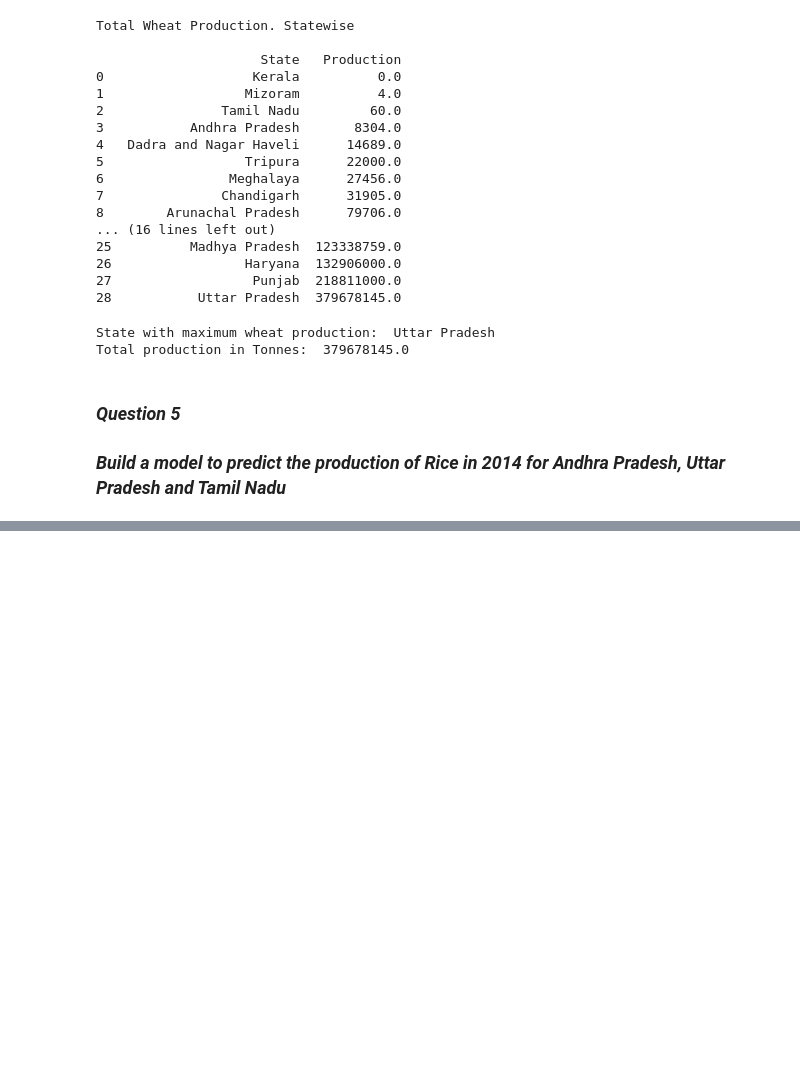
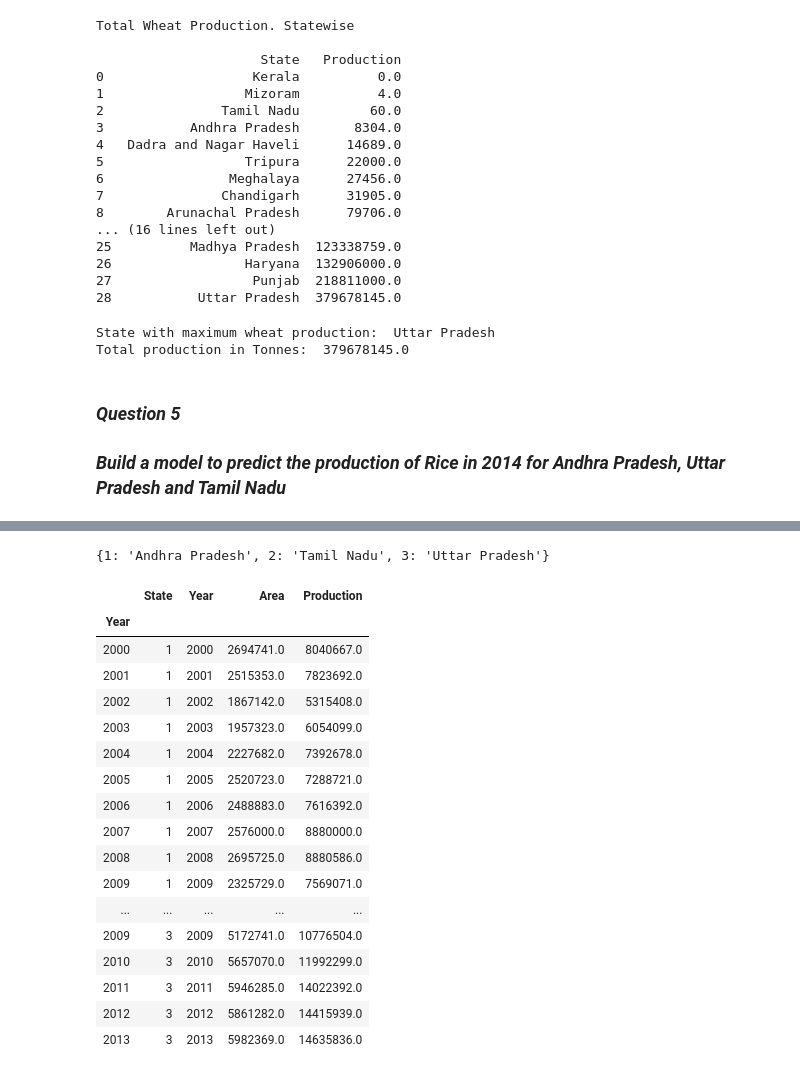
Before and after one commit to Neha-Jacob/Crop-Analysis-India, a Jupyter notebook: Crop Production Analysis - India.ipynb, the cells around one changed output, grey strips where cells are left out. Drawn from its saved outputs; the diff is of its cells as text; code cells hidden in the pictures; blank space fills up the shorter version.

```diff
--- a/Crop Production Analysis - India.ipynb
+++ b/Crop Production Analysis - India.ipynb
@@ -378,0 +375,28 @@ model.fit(xtrain, ybinary, epochs=100, verbose=1)
+# %%
+statesRice_df['State'] = statesRice_df['State'].replace(['Andhra Pradesh'],'1')
+statesRice_df['State'] = statesRice_df['State'].replace(['Tamil Nadu'],'2')
+statesRice_df['State'] = statesRice_df['State'].replace(['Uttar Pradesh'],'3')
+states = {1:'Andhra Pradesh', 2:'Tamil Nadu', 3:'Uttar Pradesh'}
+print(states)
+statesRice_df = statesRice_df.astype({"State": int})
+statesRice_df
+# %% [output]
+{1: 'Andhra Pradesh', 2: 'Tamil Nadu', 3: 'Uttar Pradesh'}
+|  | State | Year | Area | Production |
+| Year |  |  |  |  |
+| 2000 | 1 | 2000 | 2694741.0 | 8040667.0 |
+| 2001 | 1 | 2001 | 2515353.0 | 7823692.0 |
+| 2002 | 1 | 2002 | 1867142.0 | 5315408.0 |
+| 2003 | 1 | 2003 | 1957323.0 | 6054099.0 |
+| 2004 | 1 | 2004 | 2227682.0 | 7392678.0 |
+| 2005 | 1 | 2005 | 2520723.0 | 7288721.0 |
+| 2006 | 1 | 2006 | 2488883.0 | 7616392.0 |
+| 2007 | 1 | 2007 | 2576000.0 | 8880000.0 |
+| 2008 | 1 | 2008 | 2695725.0 | 8880586.0 |
+| 2009 | 1 | 2009 | 2325729.0 | 7569071.0 |
+| ... | ... | ... | ... | ... |
+| 2009 | 3 | 2009 | 5172741.0 | 10776504.0 |
+| 2010 | 3 | 2010 | 5657070.0 | 11992299.0 |
+| 2011 | 3 | 2011 | 5946285.0 | 14022392.0 |
+| 2012 | 3 | 2012 | 5861282.0 | 14415939.0 |
+| 2013 | 3 | 2013 | 5982369.0 | 14635836.0 |
```
Also changed, not shown: parts of 23 cells of this notebook.
